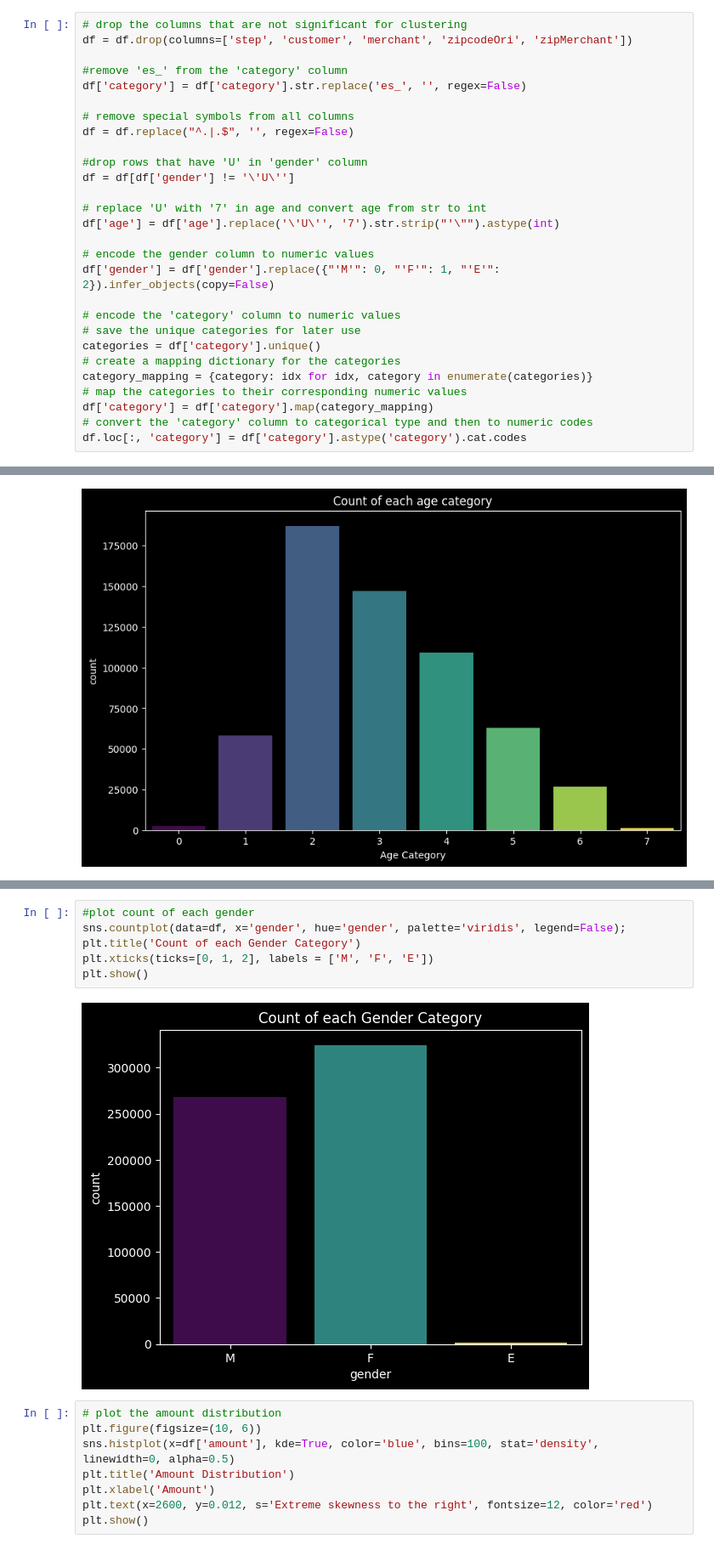
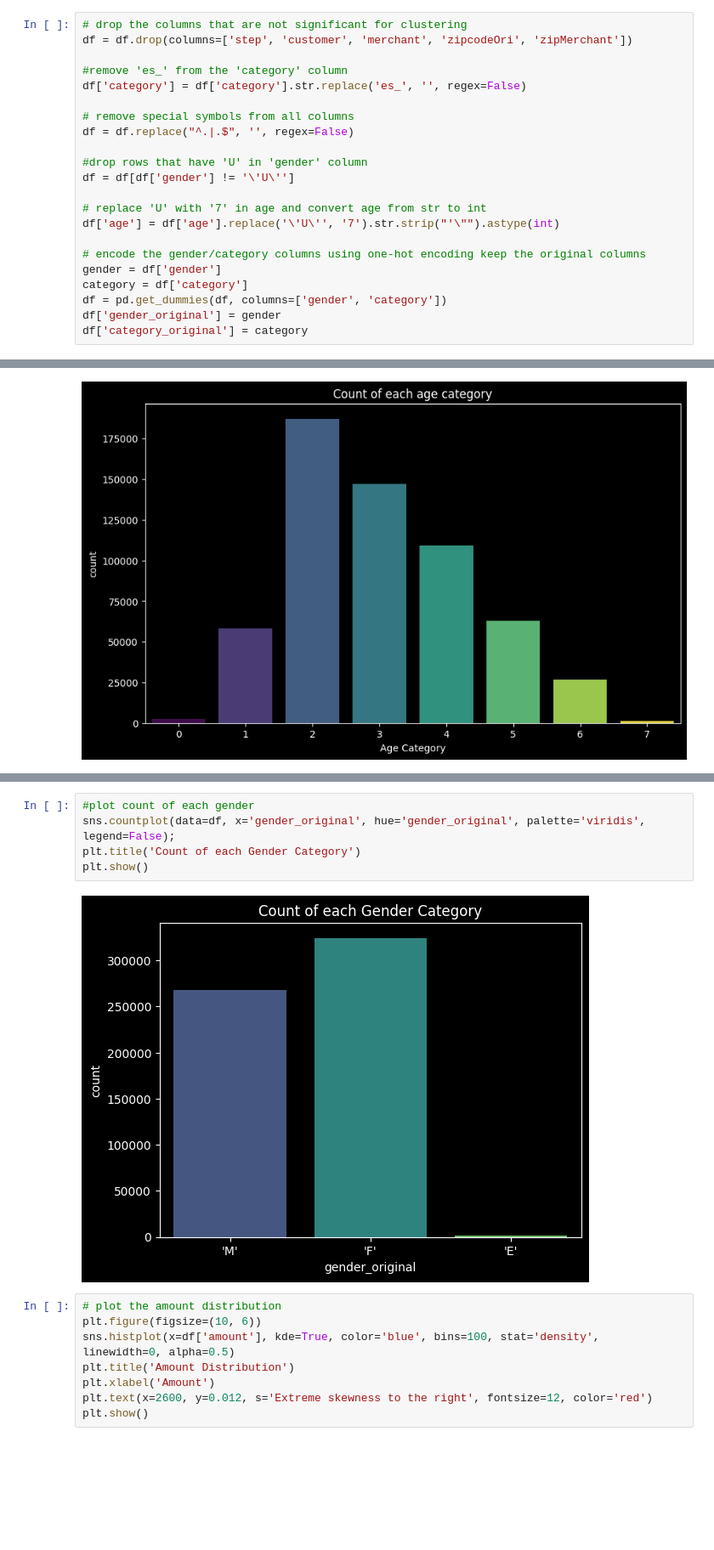
Before and after one commit to koutsompinask/MSC, a Jupyter notebook: semester B/Python/assignment/clustering.ipynb, the cells around one changed output, grey strips where cells are left out. Shown at 85% size. Cells and saved outputs as stored; diff of their text form; blank space fills up the shorter version.

Commit message:
python clustering, use one hot instead of numerical

```diff
--- a/semester B/Python/assignment/clustering.ipynb
+++ b/semester B/Python/assignment/clustering.ipynb
@@ -103,15 +103,9 @@ df = df[df['gender'] != '\'U\'']
 # replace 'U' with '7' in age and convert age from str to int
 df['age'] = df['age'].replace('\'U\'', '7').str.strip("'\"").astype(int)
 
-# encode the gender column to numeric values
-df['gender'] = df['gender'].replace({"'M'": 0, "'F'": 1, "'E'": 2}).infer_objects(copy=False)
-
-# encode the 'category' column to numeric values
-# save the unique categories for later use
-categories = df['category'].unique()
-# create a mapping dictionary for the categories
-category_mapping = {category: idx for idx, category in enumerate(categories)}
-# map the categories to their corresponding numeric values
-df['category'] = df['category'].map(category_mapping)
-# convert the 'category' column to categorical type and then to numeric codes
-df.loc[:, 'category'] = df['category'].astype('category').cat.codes
+# encode the gender/category columns using one-hot encoding keep the original columns
+gender = df['gender']
+category = df['category']
+df = pd.get_dummies(df, columns=['gender', 'category'])
+df['gender_original'] = gender
+df['category_original'] = category
@@ -155,11 +150,10 @@ plt.show()
 # %%
 #plot count of each gender
-sns.countplot(data=df, x='gender', hue='gender', palette='viridis', legend=False);
+sns.countplot(data=df, x='gender_original', hue='gender_original', palette='viridis', legend=False);
 plt.title('Count of each Gender Category')
-plt.xticks(ticks=[0, 1, 2], labels = ['M', 'F', 'E'])
 plt.show()
 # %% [output]
-[figure, old version]
+[figure, new version]
 # %%
 # plot the amount distribution
 plt.figure(figsize=(10, 6))
```
Also changed, not shown: parts of 11 cells of this notebook.
